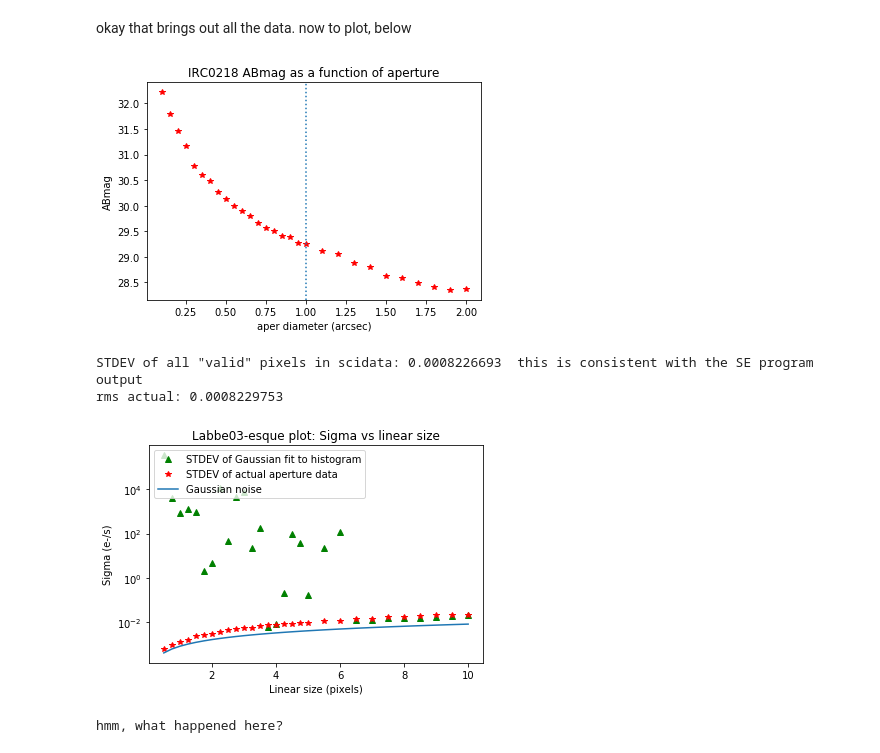
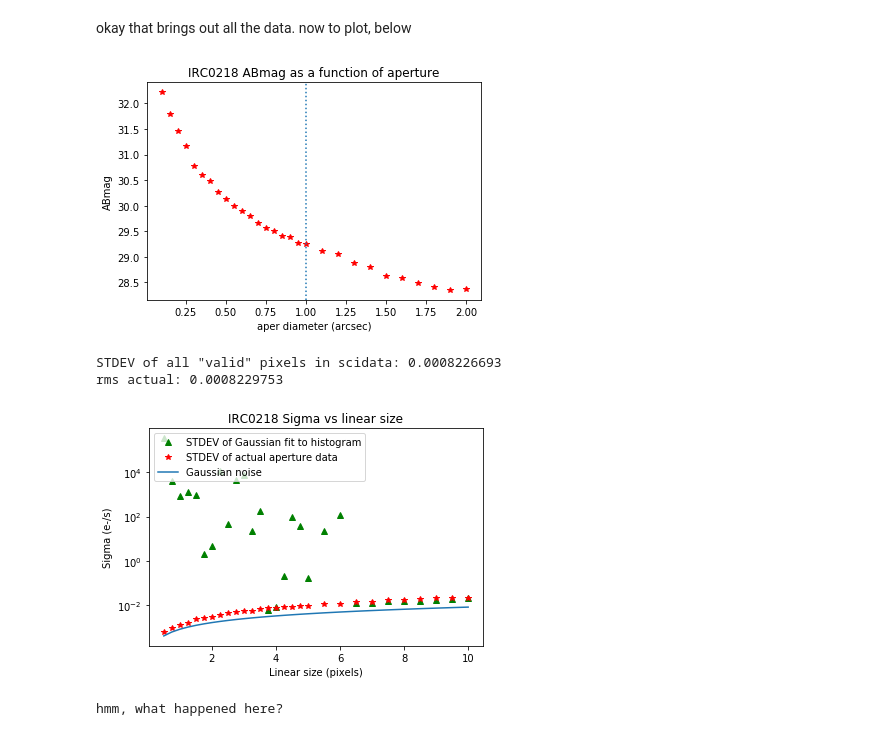
Before and after one commit to astroknots/database, a Jupyter notebook: depthcalculation/Working_Depth.ipynb, the cells around one changed output. Saved outputs shown, nothing was run; the diff lists cells and outputs as text; code cells hidden in the pictures.

```diff
--- a/depthcalculation/Working_Depth.ipynb
+++ b/depthcalculation/Working_Depth.ipynb
@@ -120,74 +66,54 @@ WARNING: The fit may be unsuccessful; check fit_info['message'] for more informa
 okay that brings out all the data. now to plot, below
 # %%
 ###########Plotting
+#set up plotting inputs
+apers=np.array([0.1,0.15,0.2,0.25,0.3,0.35,0.4,0.45,0.5,0.55,0.6,0.65,0.7,0.75,0.8,0.85,0.9,0.95,1.0,1.1,1.2,1.3,1.4,1.5,1.6,1.7,1.8,1.9,2.0])
+
+fits_sci='../../HSTdata/uds_f160w_trim_newnorm.fits'
+fits_mask='../../HSTdata/uds_f160w_trim_mask.fits'
+fits_seg='../../sextractor-2.19.5/irc0218_f160w_seg_newnorm.fits'
+
 
 #ABmag depth plot
-plt.plot(apers,abmags_all,'r*')
+plt.plot(apers,abmags_uds,'r*')
 plt.title('IRC0218 ABmag as a function of aperture')
 plt.axvline(x=1.0,linestyle=':')
 #plt.hlines(y=29.5,xmin=0,xmax=2.0,linestyle=':')
 plt.xlabel('aper diameter (arcsec)')
 plt.ylabel('ABmag')
 plt.show()
 
 
 ####Labbe03 plot setup
-#take full image (hdusci) and select only those pixels that are:
-#data (from hdumask) and that are not sources (from segdata)
+#calculate the RMS of the original science image
+rmss,aper1=depthcalc.rmscalc(fits_sci,fits_mask,fits_seg,apers,pixscale=0.1)
+rmsvals=rmss*aper1
+#add the standard deviation from the Gaussian fits
 
-hdusci=fits.open(fits_sci)
-hdumask=fits.open(fits_mask)
-hduseg=fits.open(fits_seg)
-scidata=hdusci[0].data
-maskdata=hdumask[0].data
-segdata=hduseg[0].data
-
-
-validpts=np.where((segdata<1) & (maskdata==1))
-scivalid=scidata[validpts]
-
-
-rmss=np.std(scivalid)
-
-rmsactual=np.sqrt(np.mean(scivalid**2.0))
-print('STDEV of all "valid" pixels in scidata:',rmss,' this is consistent with the SE program output')
-print('rms actual:',rmsactual)
-
-pixscalef160w=0.1
-#pixscalef804w=0.05
-aper1=0.5*np.array(apers)/pixscalef160w #times 1/2 for 'radius' rather than 'diameter' linear size
-#is my linear size correct? N = sqrt(Area) ~ radius. above is radius in pixels, so, should be.
-
-rmsvals=aper1*rmss
-
-
-#add the standard deviation from the Gaussian fits
 sigvals=[]
 for i in keynames:
-    obj=histogram_info[i]
+    obj=histogram_uds[i]
     sigvals.append(obj['bestfit'].stddev.value)
 
 plt.plot(aper1,sigvals,'g^',label='STDEV of Gaussian fit to histogram')
-plt.plot(aper1,sigs_all,'r*',label='STDEV of actual aperture data')
-plt.title('Labbe03-esque plot: Sigma vs linear size')
+plt.plot(aper1,sigs_uds,'r*',label='STDEV of actual aperture data')
+plt.title('IRC0218 Sigma vs linear size')
 plt.xlabel('Linear size (pixels)')
 plt.ylabel('Sigma (e-/s)')
 plt.plot(aper1,rmsvals,label='Gaussian noise') #replace second xvals with rmsvals once rmsvals are calculated and added to github
 plt.legend(loc='upper left')
 plt.yscale('log')
 plt.show()
 
-print('hmm, what happened here?')
+print('the problem with this seems to be for small scales?')
+print('too much well-outside-the-actual-cluster points included in normalization?')
 
-hdusci.close()
-hdumask.close()
-hduseg.close()
 hdu1.close()
 # %% [output]
 [figure]
-STDEV of all "valid" pixels in scidata: 0.0008226693  this is consistent with the SE program output
+STDEV of all "valid" pixels in scidata: 0.0008226693
 rms actual: 0.0008229753
-[figure, old version]
+[figure, new version]
 hmm, what happened here?
 # %%
 ######plotting histograms and their gaussian fits
```
Also changed, not shown: parts of 7 cells of this notebook, 2 other files.
